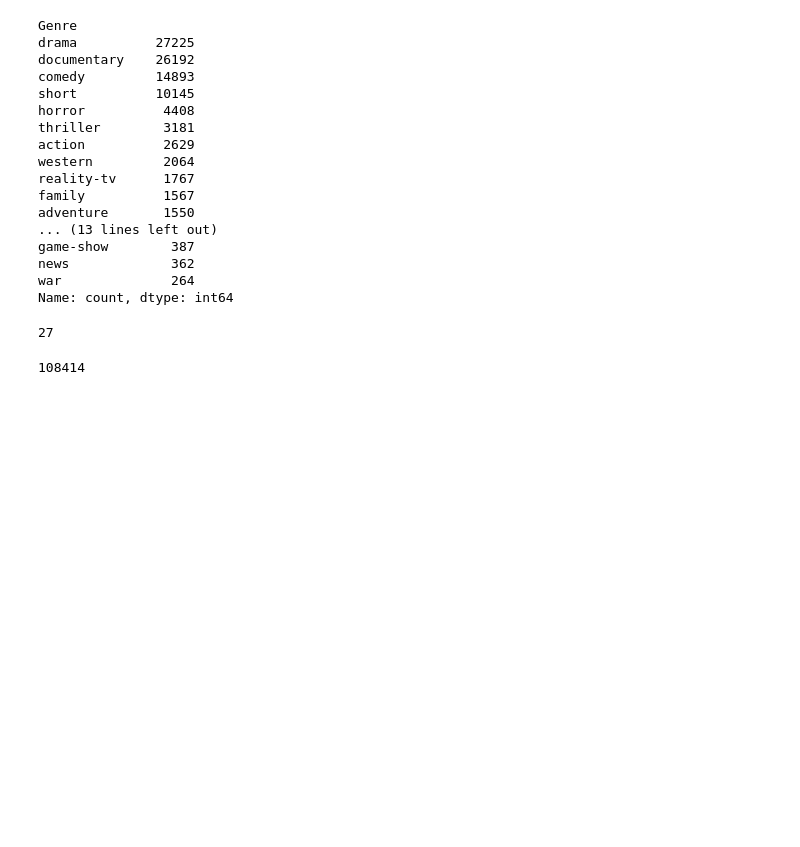
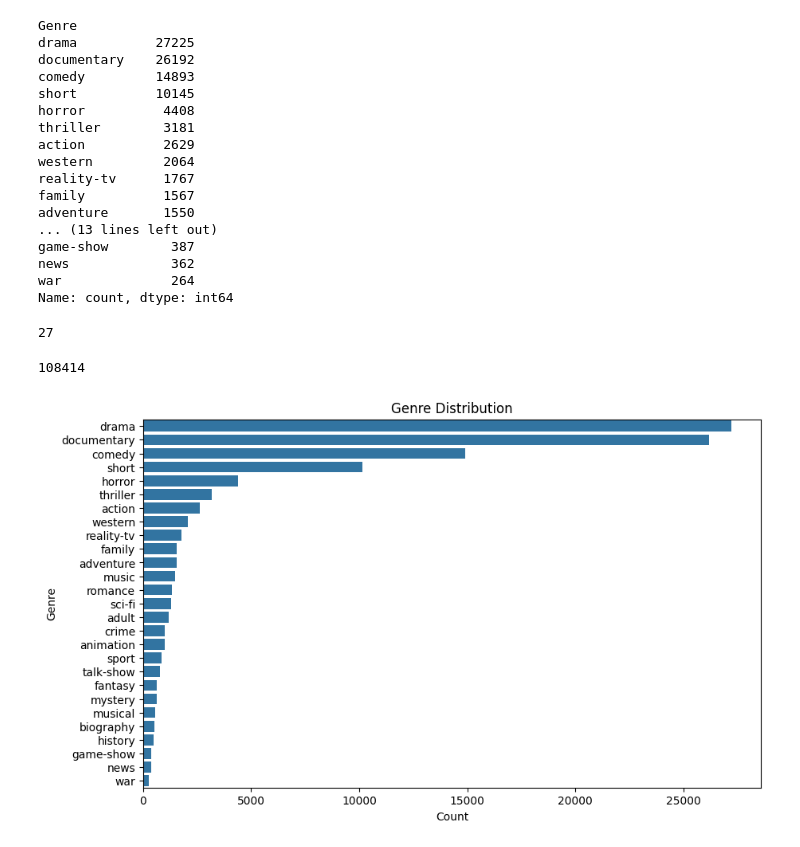
Before and after one commit to Dawittsegaye12/codsoft_movie-genre_prediction, a Jupyter notebook: notebook/eda.ipynb, the cells around one changed output. Saved outputs shown, nothing was run; the diff lists cells and outputs as text; code cells hidden in the pictures; blank space fills up the shorter version.

```diff
--- a/notebook/eda.ipynb
+++ b/notebook/eda.ipynb
@@ -269,3 +271,13 @@ merged_data["Genre"].nunique()
 merged_data["Title"].nunique()
 # %% [output]
 108414
+# %%
+# Genre Distribution
+plt.figure(figsize=(10, 6))
+sns.countplot(y='Genre', data=merged_data, order=merged_data['Genre'].value_counts().index)
+plt.title('Genre Distribution')
+plt.xlabel('Count')
+plt.ylabel('Genre')
+plt.show()
+# %% [output]
+[figure, added]
```
Also changed, not shown: parts of 1 cell of this notebook.
